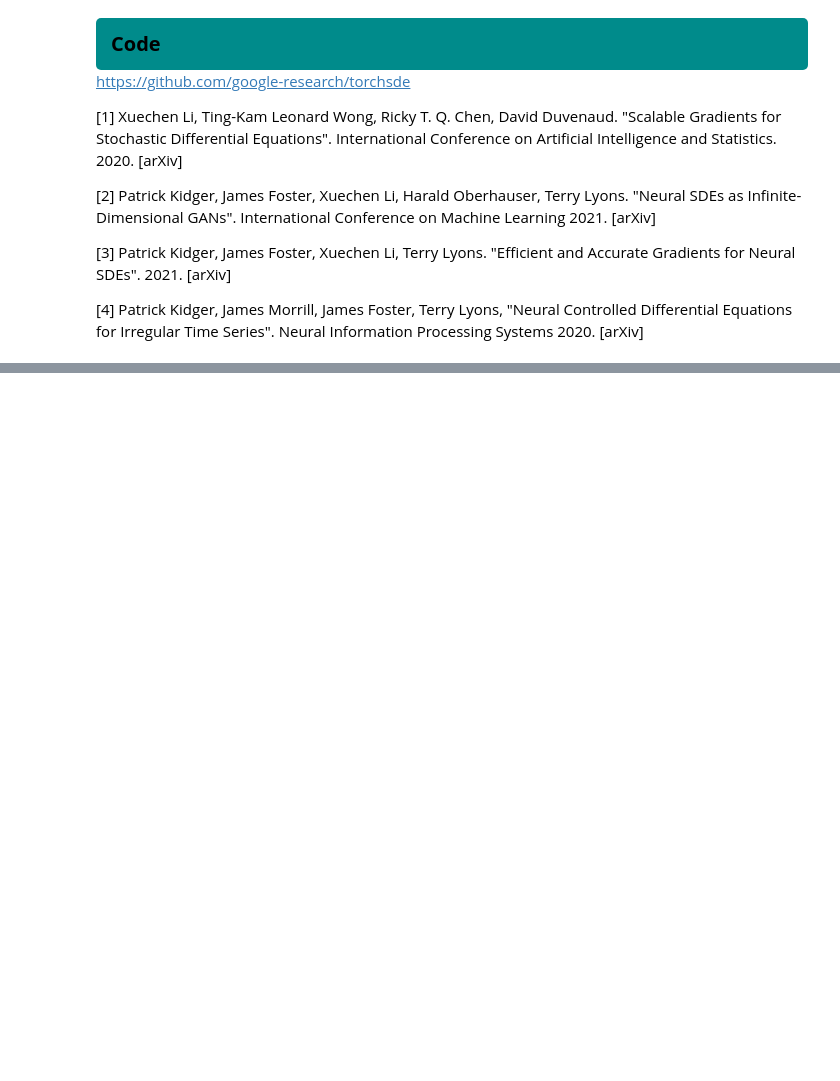
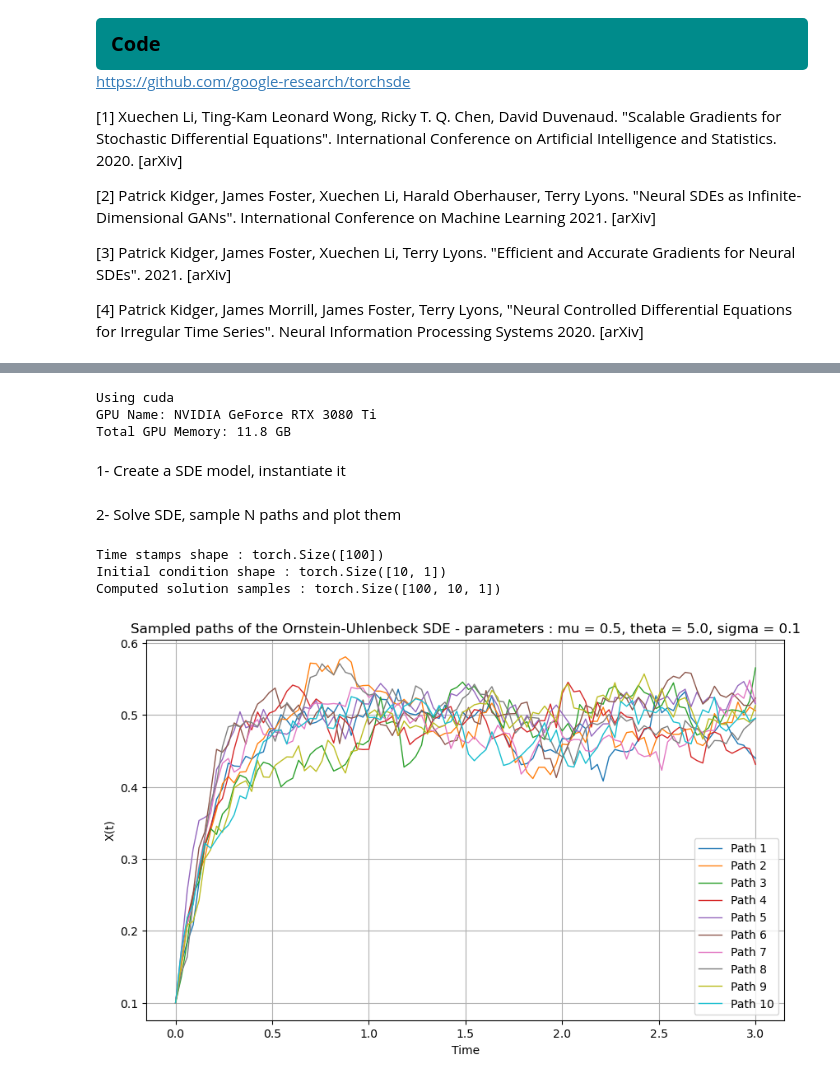
Before and after one commit to BenjaminDeporte/MVA_Stage, a Jupyter notebook: Latent_SDE_Basics.ipynb, the cells around one changed output, grey strips where cells are left out. Saved outputs shown, nothing was run; the diff lists cells and outputs as text; code cells hidden in the pictures; blank space fills up the shorter version.

Commit message:
latent SDE - debut tuto torchsde

```diff
--- a/Latent_SDE_Basics.ipynb
+++ b/Latent_SDE_Basics.ipynb
@@ -186,0 +157,21 @@ The adjoint method
+# %%
+if torch.cuda.is_available():
+    device = torch.device('cuda')
+    dtype = torch.cuda.FloatTensor
+else:
+    device = torch.device('cpu')
+    dtype = torch.FloatTensor
+
+print(f"Using {device}")
+
+torch.set_default_dtype(torch.float32)
+
+if device.type == 'cuda':
+    print('GPU Name:', torch.cuda.get_device_name(0))
+    print('Total GPU Memory:', round(torch.cuda.get_device_properties(0).total_memory/1024**3,1), 'GB')
+# %% [output]
+Using cuda
+GPU Name: NVIDIA GeForce RTX 3080 Ti
+Total GPU Memory: 11.8 GB
+# %% [markdown]
+1- Create a SDE model, instantiate it
@@ -186,0 +226,49 @@ The adjoint method
+# %% [markdown]
+2- Solve SDE, sample N paths and plot them
+# %%
+N_POINTS = 100 # number of points in each path
+N_PATHS = 10  # number of paths to sample
+
+t_start = 0.0
+t_end = 3.0
+
+ts = torch.linspace(t_start, t_end, N_POINTS)  # time stamps where we want the solution, between 0 and 1
+print(f"Time stamps shape : {ts.shape}")  # shape (N_POINTS,)
+y0 = torch.full((N_PATHS, 1), 0.1)  # initial condition 0.1, shape (batch_size=N_PATHS, state_size=1)
+print(f"Initial condition shape : {y0.shape}")  # shape (N_PATHS, 1)
+
+# now, we call sdeint to solve the SDE
+# NB : we can use the adjoint method by calling sdeint_adjoint instead of sdeint
+# method can be "euler", "milstein", "srk" for sde_type="ito"
+# dt is the step size used by the solver (smaller dt -> more accurate but slower). By default, dt=1e-3
+
+with torch.no_grad():  # we don't need gradients for this demo
+    ys = torchsde.sdeint(model, y0, ts, method="euler", dt=1e-3)  # shape (N_POINTS, N_PATHS, 1)
+print(f"Computed solution samples : {ys.size()}")
+# %% [output]
+Time stamps shape : torch.Size([100])
+Initial condition shape : torch.Size([10, 1])
+Computed solution samples : torch.Size([100, 10, 1])
+# %%
+def plot_ousde_samples(ts, ys, model):
+    """
+    Utility functions to plot the sampled SDE solutions
+    """
+    fig, ax = plt.subplots(figsize=(10,6))
+    n_points = ts.size()[0]
+    n_paths = ys.size()[1]
+
+    for i, y in enumerate(ys.permute(1,0,2)):  # iterate over paths
+        ax.plot(ts.numpy(), y.numpy(), lw=1, alpha=1.0, label=f'Path {i+1}' if i<10 else None)  # plot each path
+
+    return fig, ax
+
+fig, ax = plot_ousde_samples(ts, ys, model)
+ax.set_title(f"Sampled paths of the Ornstein-Uhlenbeck SDE - parameters : mu = {model.mu:.1f}, theta = {model.theta:.1f}, sigma = {model.sigma:.1f}")
+ax.set_xlabel("Time")
+ax.set_ylabel("X(t)")
+ax.legend()
+ax.grid()
+plt.show()
+# %% [output]
+[figure, added]
```
Also changed, not shown: parts of 8 cells of this notebook, 1 other file.
